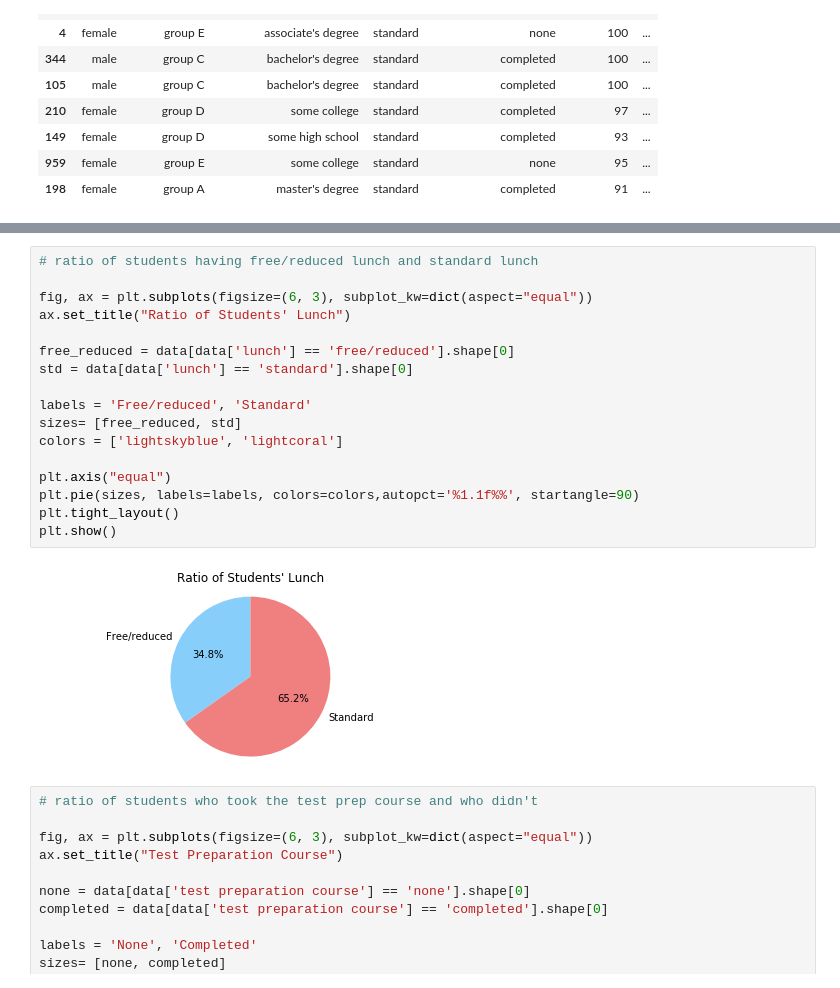
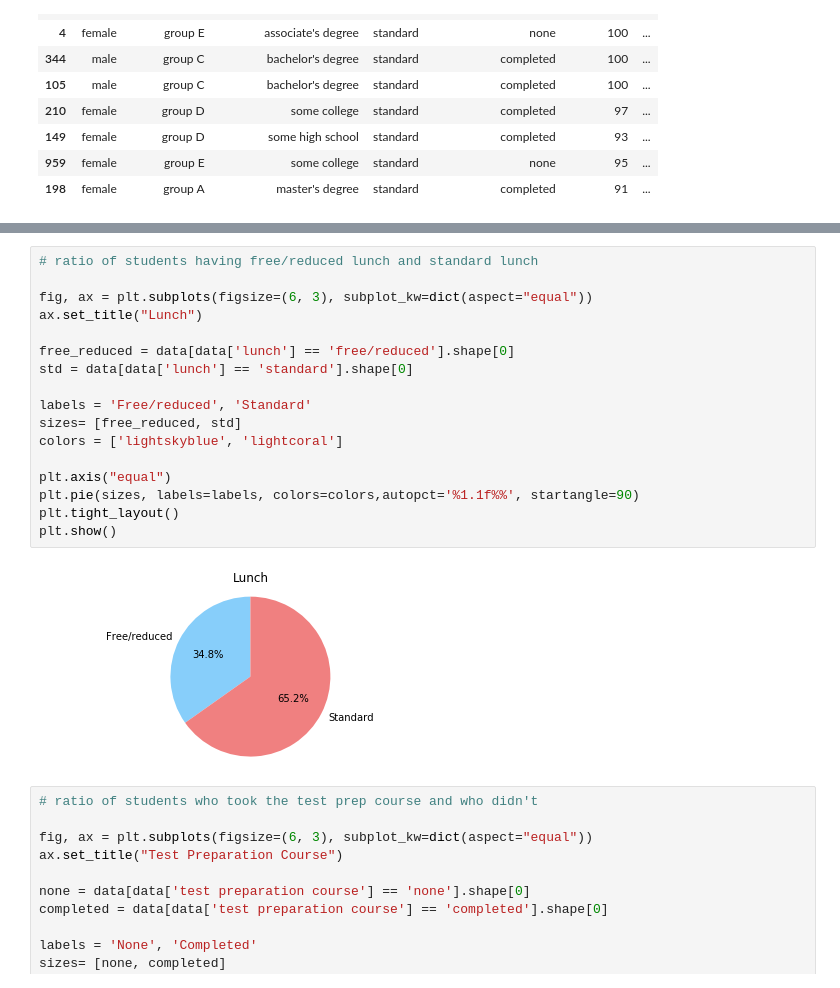
Before and after one commit to kyle1903/cuni_sw_project, a Jupyter notebook: pandas.ipynb, the cells around one changed output, grey strips where cells are left out. Drawn from its saved outputs; the diff is of its cells as text.

```diff
--- a/pandas.ipynb
+++ b/pandas.ipynb
@@ -157,22 +159,22 @@ plt.show()
 # %%
 # ratio of students having free/reduced lunch and standard lunch
 
 fig, ax = plt.subplots(figsize=(6, 3), subplot_kw=dict(aspect="equal"))
-ax.set_title("Ratio of Students' Lunch")
+ax.set_title("Lunch")
 
 free_reduced = data[data['lunch'] == 'free/reduced'].shape[0]
 std = data[data['lunch'] == 'standard'].shape[0]
 
 labels = 'Free/reduced', 'Standard'
 sizes= [free_reduced, std]
 colors = ['lightskyblue', 'lightcoral']
 
 plt.axis("equal")
 plt.pie(sizes, labels=labels, colors=colors,autopct='%1.1f%%', startangle=90)
 plt.tight_layout()
 plt.show()
 # %% [output]
-[figure, old version]
+[figure, new version]
 # %%
 # ratio of students who took the test prep course and who didn't
 
```
Also changed, not shown: parts of 30 cells of this notebook.
